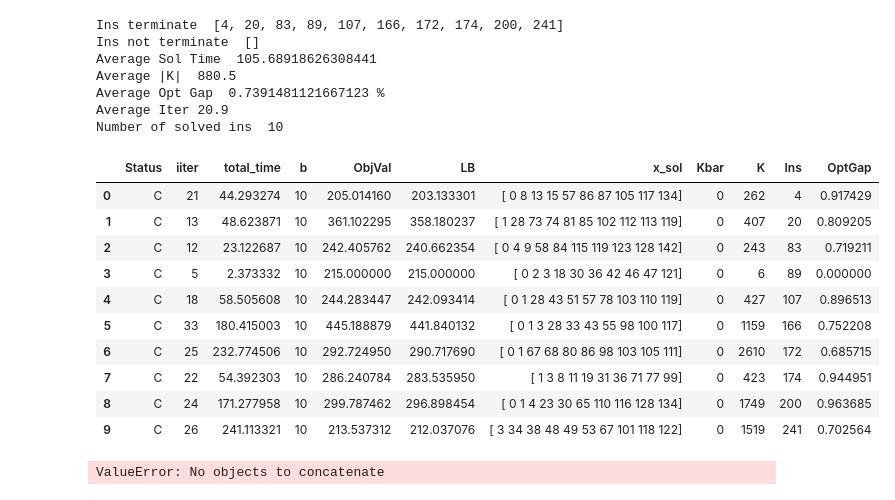
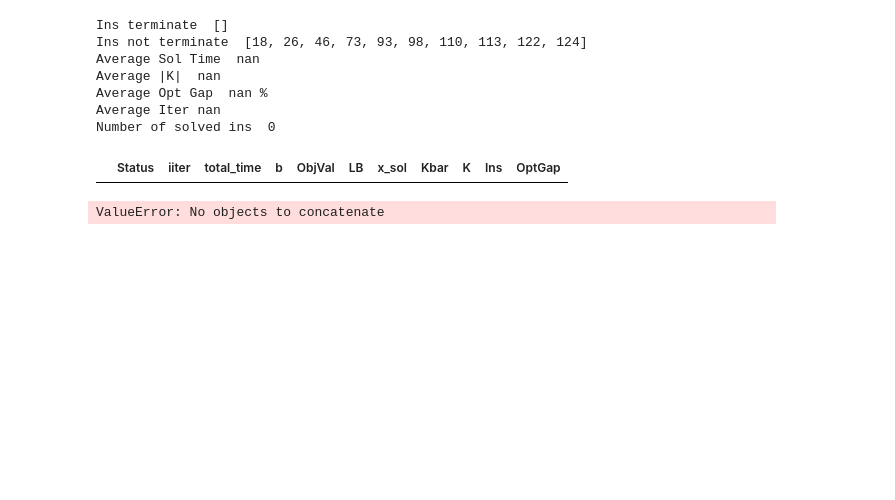
Before and after one commit to diHnguyen/SSPI, a Jupyter notebook: PythonConversion/Dec2024_Output/ProcessOutput.ipynb, the cells around one changed output. Drawn from its saved outputs; the diff is of its cells as text; code cells hidden in the pictures; blank space fills up the shorter version.

```diff
--- a/PythonConversion/Dec2024_Output/ProcessOutput.ipynb
+++ b/PythonConversion/Dec2024_Output/ProcessOutput.ipynb
@@ -5,54 +5,27 @@ import os
 import numpy as np
 
 os.chdir("/Users/dinguyen/Desktop/Local Documents/GitHub/Paper5/PythonConversion/")
-N = 30 #50
+N = 50 #50
 
-# <5min
-# N30: 1 2 5 6 7 8 9 10 11 12
-# ins = [1, 2, 5, 6, 7, 8, 9, 10, 11, 12]
-# N40: 1 3 5 6 7 9 10 11 12 13
+# N30
+# ins = [1,2,5,6,7,8,9,10,11,12]
+# ins = [4,20,83,99,107,166,172,174,200,241]
+# ins = [3,35,36,37,52,63,64,150, 282,319]
+
+# N40
 # ins = [1, 3, 5, 6, 7, 9, 10, 11, 12, 13]
-# N50: 2 6 7 10 13 14 15 16 17 21
-# ins = [2, 6, 7, 10, 13, 14, 15, 16, 17, 21]
+# ins =  [4, 8, 16, 27, 33, 36, 37, 48, 64, 68]
+# ins =  [2, 14, 18, 22, 24, 38, 39, 40, 56, 76]
 
-# For 5-60 minutes:
-
-# N30: 4 20 83 89 107 166 172 174 200 241
-ins = [4, 20, 83, 89, 107, 166, 172, 174, 200, 241]
-# N40: 4 8 16 20 27 28 33 36 37 48
-# ins = [4, 8, 16, 20, 27, 28, 33, 36, 37, 48]
-# N50: 18 26 30 46 73 93 98 110 113 122
-# ins = [18, 26, 30, 46, 73, 93, 98, 110, 113, 122]
-
-# For >60 minutes:
-# N30: 3 35 36 37 52 63 64 150 282 319
-# ins = [3, 35, 36, 37, 52, 63, 64, 150, 282, 319]
-# N40: 2 14 18 22 24 38 39 40 56 76
-# ins = [2, 14, 18, 22, 24, 38, 39, 40, 56, 76]
-# N50: 1 3 4 5 8 9 11 12 19 20
-# ins = [1, 3, 4, 5, 8, 9, 11, 12, 19, 20]
-
-# ins = range(800)
-#<5min
-
-# ins = [1, 2, 5, 6, 7, 8, 9, 10, 11, 12]#N30
-# ins = [1, 3, 5, 6, 7, 9, 10, 11, 12, 13] #N40
-# ins = [2, 6, 7, 10, 12, 13, 14, 15, 16, 17]#N50
-
-#5-60min
-# ins = [4, 20, 37, 64, 83, 107, 150, 174, 258, 277]#N30
-# ins = [4, 8, 24, 27, 37, 48, 64, 68, 77, 82]#N40
-# ins = [3, 8, 26, 27, 28, 39, 41, 46, 54, 73]#N50
-
-#>60min
-# ins = [3, 35, 36, 52, 63, 282, 319, 334, 546, 549]#N30
-# ins = [2, 14, 18, 22, 29, 38, 39, 40, 56, 76] #N40
-# ins = [1, 4, 5, 9, 11, 20, 23, 32, 34, 38] #N50
+# N50
+# ins =  [2, 6, 7, 10, 13, 14, 15, 16, 17, 21]
+# ins =  [18, 26, 46, 73, 93, 98, 110, 113, 122, 124]
+ins =  [1, 3, 4, 5, 8, 9, 11, 12, 19, 20]
 
 def processMain(N, ins):
     fileNames = []
     for i in ins:
-        fileNames.append("./Dec2024_Output/Iter/main_15_N"+str(N)+"_"+str(i)+".txt")
+        fileNames.append("./Dec2024_Output/Iter/main_A1_1_15_N"+str(N)+"_"+str(i)+".txt")
         # fileNames.append("./Iter/main_A3_0_15_N"+str(N)+"_"+str(i)+".txt")
     # print(fileNames)
     # Use the next line for finished ins
@@ -88,50 +61,40 @@ def processMain(N, ins):
     print("Ins terminate ", ins_terminate)
     ins_not_terminate = list(df_filtered[~df_filtered['Ins'].isin(ins_terminate)]['Ins'])#np.array(df_filtered[(df_filtered['iiter']<df_filtered['max'])&(df_filtered['iiter']!=-1)]['Ins'])
     print("Ins not terminate ", ins_not_terminate)
     df_filtered = df_filtered[df_filtered.Status == "C"]
     # df_filtered = df_filtered[~df_filtered['Ins'].isin(ins_not_terminate)]
     # df_filtered = df_filtered.groupby('Ins').apply(
     #     lambda group: group[group['total_time'] == group['total_time'].max()])
     # df_filtered = df_filtered.reset_index(drop=True)
     df_filtered["OptGap"] = (df_filtered.ObjVal-df_filtered.LB)/df_filtered.ObjVal*100
     print("Average Sol Time ", df_filtered['total_time'].mean())
     print("Average |K| ", df_filtered['K'].mean())
     print("Average Opt Gap ", df_filtered["OptGap"].mean(),"%")
     print("Average Iter", df_filtered["iiter"].mean()+1)
     print("Number of solved ins ", len(df_filtered))
 
 
 
     # print(output)
     # for i in range(5):
     #     output = pd.read_csv(EXP+"_N"+str(N)+"_"+str(i+1)+".txt", sep=";", header=None)
 
     return df_filtered
 
 df_default = processMain(N,ins)
 df_default
 # df_default[(df_default.total_time >= 300) &(df_default.total_time <= 3600)]
 # df_default[(df_default.total_time < 300)]
 # print(list(df_default[(df_default.total_time >= 300) &(df_default.total_time <= 3600)]['Ins']))
 # %% [output]
-Ins terminate  [4, 20, 83, 89, 107, 166, 172, 174, 200, 241]
-Ins not terminate  []
-Average Sol Time  105.68918626308441
-Average |K|  880.5
-Average Opt Gap  0.7391481121667123 %
-Average Iter 20.9
-Number of solved ins  10
+Ins terminate  []
+Ins not terminate  [18, 26, 46, 73, 93, 98, 110, 113, 122, 124]
+Average Sol Time  nan
+Average |K|  nan
+Average Opt Gap  nan %
+Average Iter nan
+Number of solved ins  0
 |  | Status | iiter | total_time | b | ObjVal | LB | x_sol | Kbar | K | Ins | OptGap |
-| 0 | C | 21 | 44.293274 | 10 | 205.014160 | 203.133301 | [ 0 8 13 15 57 86 87 105 117 134] | 0 | 262 | 4 | 0.917429 |
-| 1 | C | 13 | 48.623871 | 10 | 361.102295 | 358.180237 | [ 1 28 73 74 81 85 102 112 113 119] | 0 | 407 | 20 | 0.809205 |
-| 2 | C | 12 | 23.122687 | 10 | 242.405762 | 240.662354 | [ 0 4 9 58 84 115 119 123 128 142] | 0 | 243 | 83 | 0.719211 |
-| 3 | C | 5 | 2.373332 | 10 | 215.000000 | 215.000000 | [ 0 2 3 18 30 36 42 46 47 121] | 0 | 6 | 89 | 0.000000 |
-| 4 | C | 18 | 58.505608 | 10 | 244.283447 | 242.093414 | [ 0 1 28 43 51 57 78 103 110 119] | 0 | 427 | 107 | 0.896513 |
-| 5 | C | 33 | 180.415003 | 10 | 445.188879 | 441.840132 | [ 0 1 3 28 33 43 55 98 100 117] | 0 | 1159 | 166 | 0.752208 |
-| 6 | C | 25 | 232.774506 | 10 | 292.724950 | 290.717690 | [ 0 1 67 68 80 86 98 103 105 111] | 0 | 2610 | 172 | 0.685715 |
-| 7 | C | 22 | 54.392303 | 10 | 286.240784 | 283.535950 | [ 1 3 8 11 19 31 36 71 77 99] | 0 | 423 | 174 | 0.944951 |
-| 8 | C | 24 | 171.277958 | 10 | 299.787462 | 296.898454 | [ 0 1 4 23 30 65 110 116 128 134] | 0 | 1749 | 200 | 0.963685 |
-| 9 | C | 26 | 241.113321 | 10 | 213.537312 | 212.037076 | [ 3 34 38 48 49 53 67 101 118 122] | 0 | 1519 | 241 | 0.702564 |
 # %%
 import pandas as pd
 import os
```
